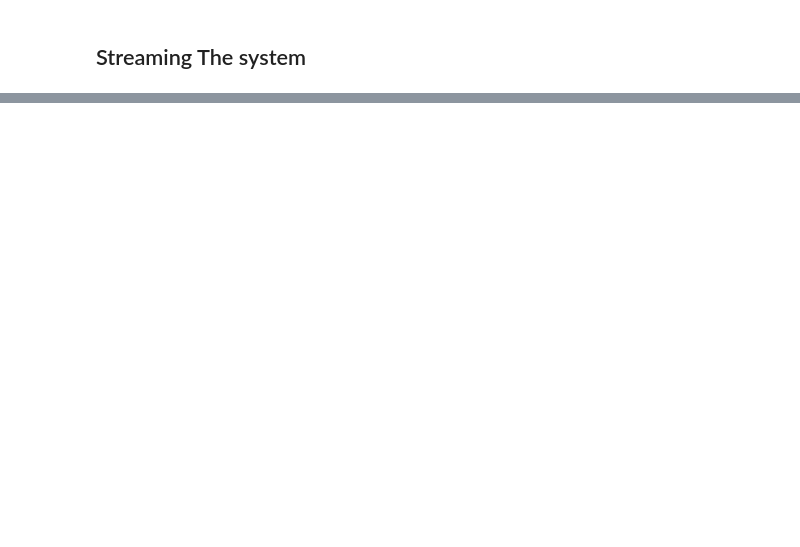
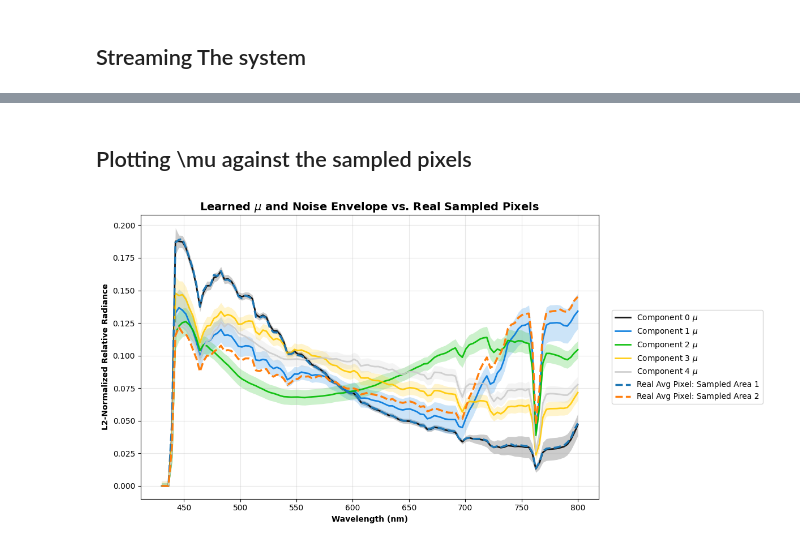
Before and after one commit to TrygveTafjord/OTFP-MFA-Streaming, a Jupyter notebook: testing/interpretability_analysis.ipynb, the cells around one changed output, grey strips where cells are left out. Cells and saved outputs as stored; diff of their text form; code cells hidden in the pictures; blank space fills up the shorter version.

```diff
--- a/testing/interpretability_analysis.ipynb
+++ b/testing/interpretability_analysis.ipynb
@@ -210,0 +294,76 @@ print(f"Total New Components Spawned: {final_k - baseline_k}")
+# %% [markdown]
+## Plotting \mu against the sampled pixels
+# %%
+# Extract parameters from the loaded/trained model
+mfa_model = MFA_OTFP_model.MFA
+K = mfa_model.K
+wavelengths_nm = np.linspace(430, 800, 120)
+
+physical_means = mfa_model.mu.cpu().detach().numpy()
+lambdas = mfa_model.Lambda.cpu().detach().numpy()          # Shape: (K, D, q)
+psi = torch.exp(mfa_model.log_psi).cpu().detach().numpy()  # Shape: (K, D)
+
+fig, ax = plt.subplots(figsize=(12, 6))
+model_cmap = plt.get_cmap('nipy_spectral')
+
+# --- 1. Plot the learned model components ---
+for k in range(K):
+    color_fraction = k / max(1, K - 1)
+    c = model_cmap(color_fraction)
+
+    # Calculate Total Variance per band
+    lambda_variance = np.sum(lambdas[k] ** 2, axis=1) # Shape: (D,)
+    total_variance = lambda_variance + psi[k]
+    std_dev = np.sqrt(total_variance)
+
+    clamped_mean = np.maximum(physical_means[k], 0)
+    lower_bound = np.maximum(clamped_mean - std_dev, 0)
+    upper_bound = clamped_mean + std_dev
+
+    # Plot the mean line and Bayesian variance envelope
+    ax.plot(wavelengths_nm, clamped_mean, label=f'Component {k} $\mu$', color=c, linewidth=2.0, alpha=0.9)
+    ax.fill_between(wavelengths_nm, lower_bound, upper_bound, color=c, alpha=0.2, linewidth=0)
+
+# --- 2. Plot the sampled pixels dynamically ---
+# Use a distinct colormap for the drawn samples so they don't blend in with the components
+sample_cmap = plt.get_cmap('tab10')
+num_samples = len(average_pixel_spectrums)
+
+for i, spec in enumerate(average_pixel_spectrums):
+    # Ensure apples-to-apples mapping: Normalize sample if model was normalized
+    if L2_NORMALIZATION:
+        norm = np.linalg.norm(spec)
+        if norm > 0:
+            spec = spec / norm
+
+    # Dynamically grab a color and generate a generic label
+    sample_color = sample_cmap(i % 10) # Cycles through 10 distinct categorical colors
+    sample_label = f'Sampled Area {i+1}'
+
+    ax.plot(wavelengths_nm, spec, color=sample_color, linestyle='--', linewidth=2.5,
+            label=f'Real Avg Pixel: {sample_label}')
+
+# --- 3. Polish and Labels ---
+ax.set_title("Learned $\mu$ and Noise Envelope vs. Real Sampled Pixels", fontweight='bold', fontsize=14)
+ax.set_xlabel("Wavelength (nm)", fontweight='bold')
+
+if L2_NORMALIZATION:
+    ax.set_ylabel("L2-Normalized Relative Radiance", fontweight='bold')
+else:
+    ax.set_ylabel("Raw Radiance", fontweight='bold')
+
+ax.grid(True, alpha=0.3)
+
+# Dynamically adjust legend based on total items (components + drawn samples)
+total_legend_items = K + num_samples
+if total_legend_items > 15:
+    ax.legend(loc='center left', bbox_to_anchor=(1.02, 0.5), fontsize=9, ncol=3)
+elif total_legend_items > 8:
+    ax.legend(loc='center left', bbox_to_anchor=(1.02, 0.5), fontsize=10, ncol=2)
+else:
+    ax.legend(loc='center left', bbox_to_anchor=(1.02, 0.5), fontsize=10, ncol=1)
+
+plt.tight_layout()
+plt.show()
+# %% [output]
+[figure, added]
```
Also changed, not shown: parts of 7 cells of this notebook, 1 other file.
